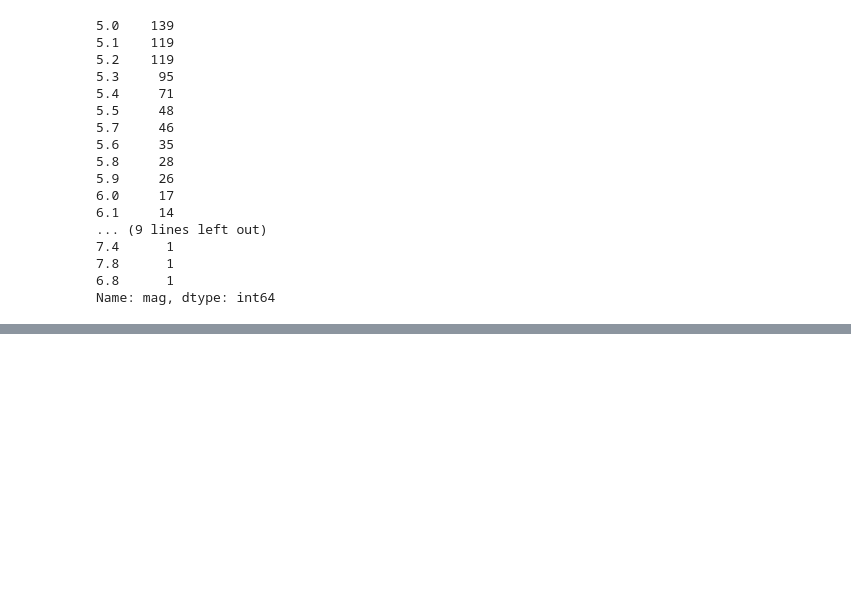
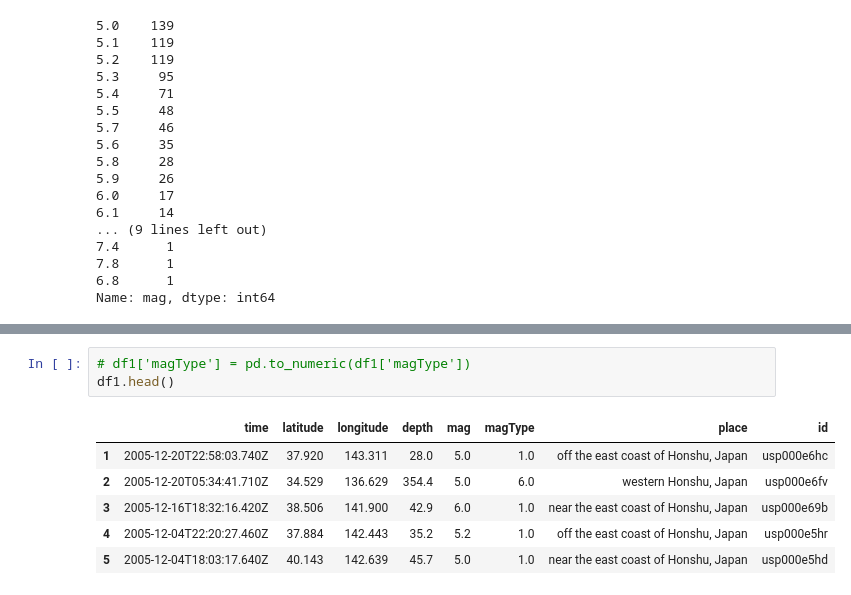
Before and after one commit to labs13-quake-viewer/ds-notebooks, a Jupyter notebook: Earthquake Prediction Model.ipynb, the cells around one changed output, grey strips where cells are left out. Drawn from its saved outputs; the diff is of its cells as text; blank space fills up the shorter version.

```diff
--- a/Earthquake Prediction Model.ipynb
+++ b/Earthquake Prediction Model.ipynb
@@ -163,0 +227,10 @@ plt.show()
+# %%
+# df1['magType'] = pd.to_numeric(df1['magType'])
+df1.head()
+# %% [output]
+|  | time | latitude | longitude | depth | mag | magType | place | id |
+| 1 | 2005-12-20T22:58:03.740Z | 37.920 | 143.311 | 28.0 | 5.0 | 1.0 | off the east coast of Honshu, Japan | usp000e6hc |
+| 2 | 2005-12-20T05:34:41.710Z | 34.529 | 136.629 | 354.4 | 5.0 | 6.0 | western Honshu, Japan | usp000e6fv |
+| 3 | 2005-12-16T18:32:16.420Z | 38.506 | 141.900 | 42.9 | 6.0 | 1.0 | near the east coast of Honshu, Japan | usp000e69b |
+| 4 | 2005-12-04T22:20:27.460Z | 37.884 | 142.443 | 35.2 | 5.2 | 1.0 | off the east coast of Honshu, Japan | usp000e5hr |
+| 5 | 2005-12-04T18:03:17.640Z | 40.143 | 142.639 | 45.7 | 5.0 | 1.0 | near the east coast of Honshu, Japan | usp000e5hd |
```
Also changed, not shown: parts of 15 cells of this notebook.
